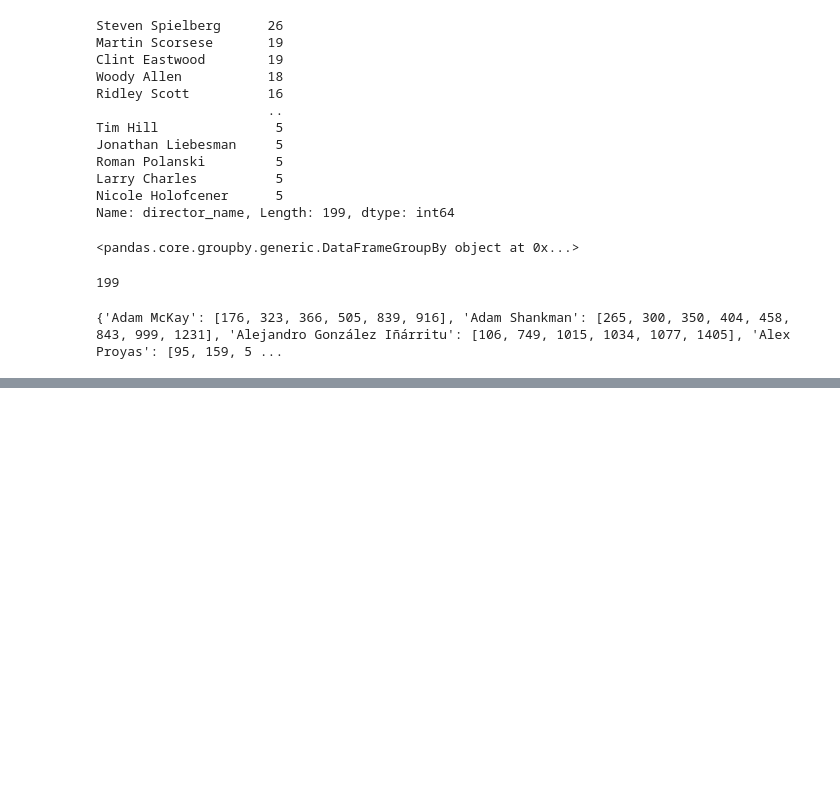
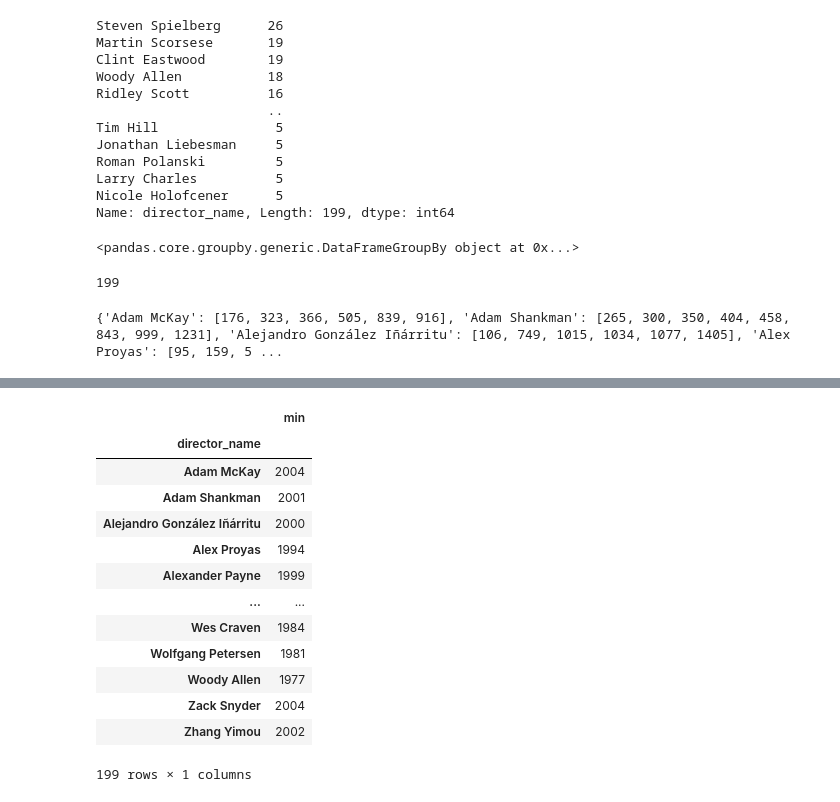
Before and after one commit to shivendra1-cyber/-IMDB-Director-Insights, a Jupyter notebook: IMDB_Director_Insights.ipynb, the cells around one changed output, grey strips where cells are left out. Saved outputs shown, nothing was run; the diff lists cells and outputs as text; code cells hidden in the pictures; blank space fills up the shorter version.

```diff
--- a/IMDB_Director_Insights.ipynb
+++ b/IMDB_Director_Insights.ipynb
@@ -522,0 +561,17 @@ data.groupby('director_name').get_group('Christopher Nolan')
+# %%
+data.groupby('director_name')['year'].aggregate(['min'])
+# %% [output]
+|  | min |
+| director_name |  |
+| Adam McKay | 2004 |
+| Adam Shankman | 2001 |
+| Alejandro González Iñárritu | 2000 |
+| Alex Proyas | 1994 |
+| Alexander Payne | 1999 |
+| ... | ... |
+| Wes Craven | 1984 |
+| Wolfgang Petersen | 1981 |
+| Woody Allen | 1977 |
+| Zack Snyder | 2004 |
+| Zhang Yimou | 2002 |
+199 rows × 1 columns
```
Also changed, not shown: parts of 12 cells of this notebook.
